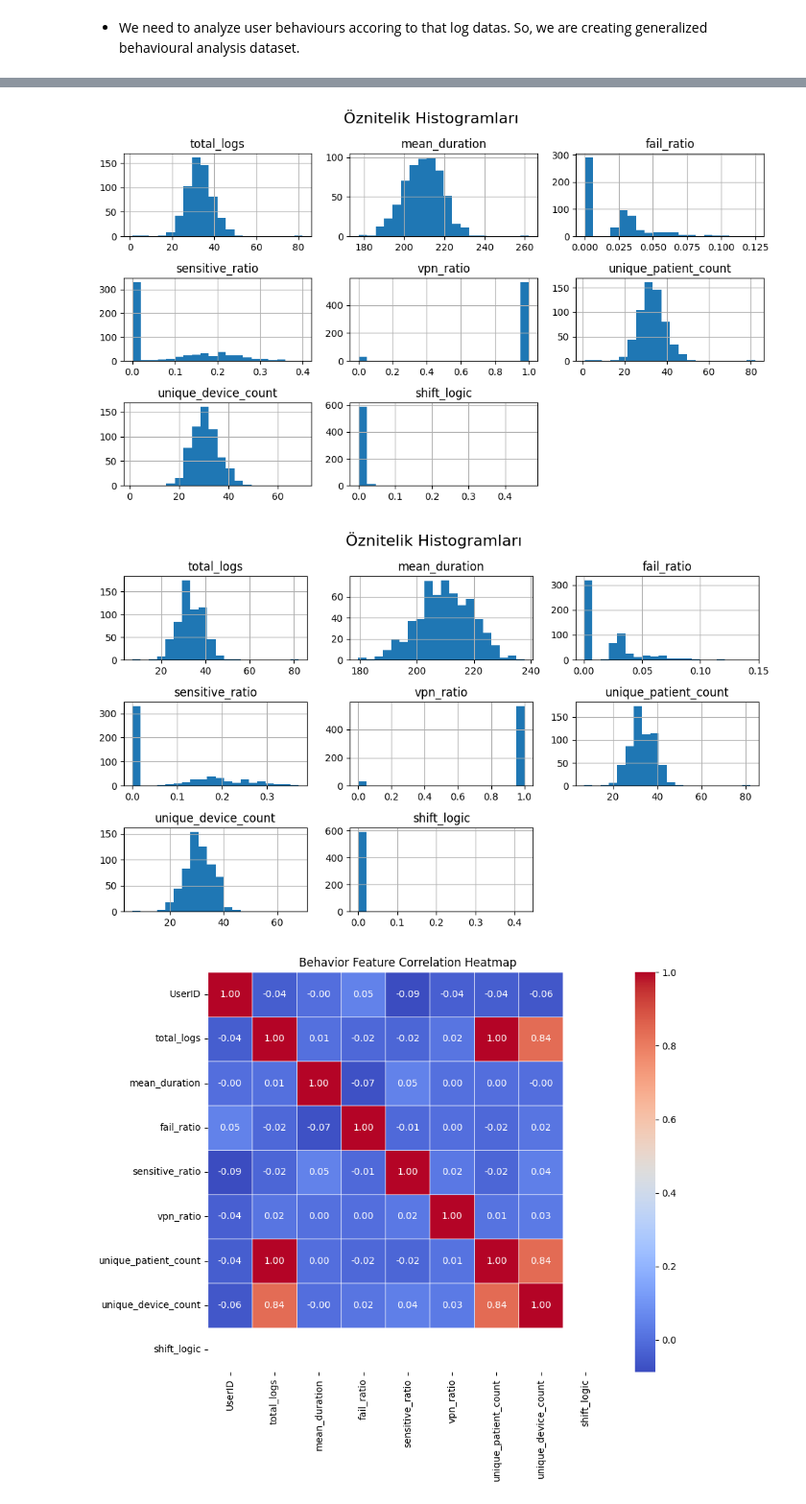
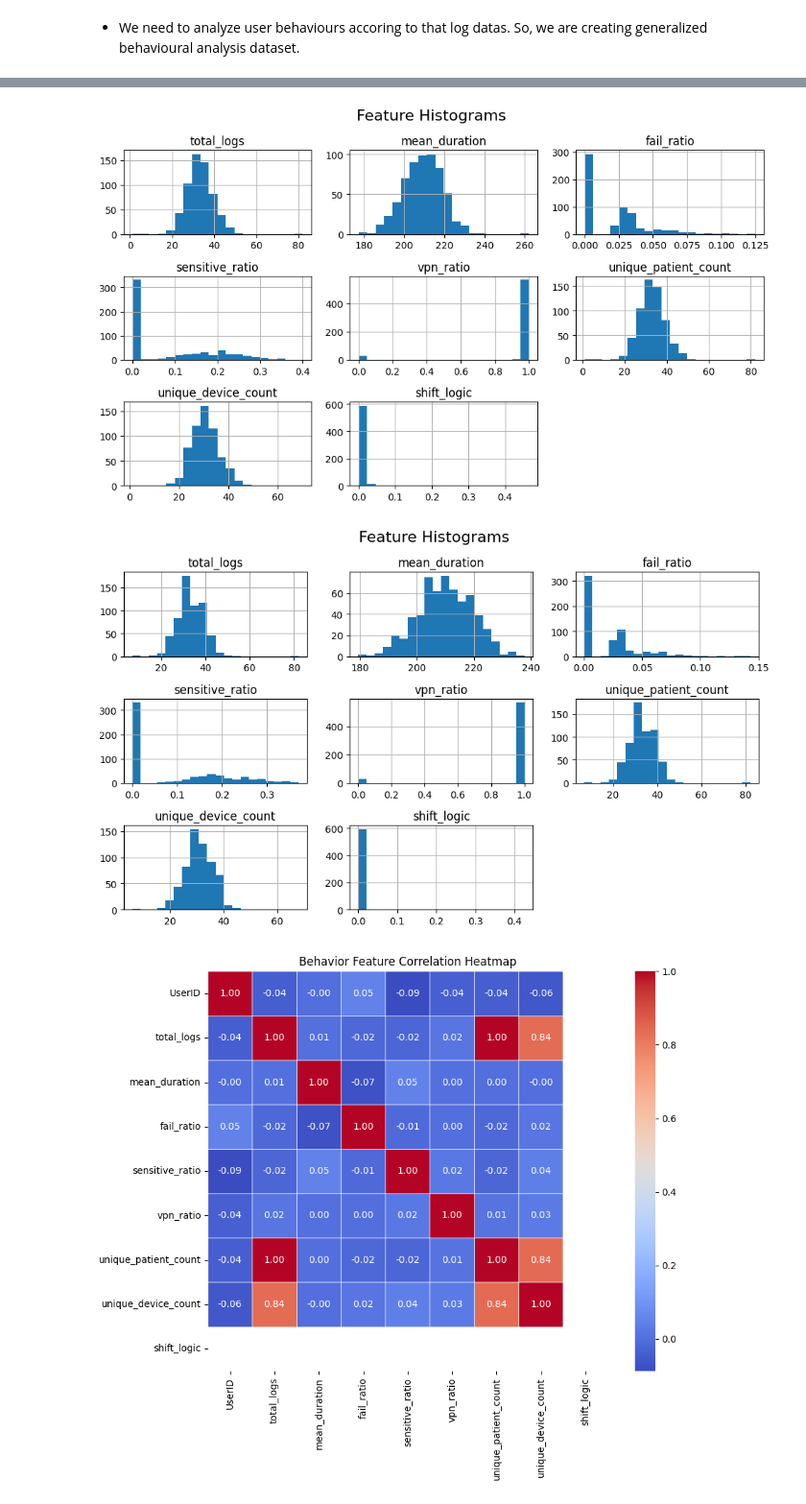
Before and after one commit to sabisay/AnomalyDetectionOnLogData, a Jupyter notebook: Abnormal_User_Behaviour_Detection.ipynb, the cells around one changed output, grey strips where cells are left out. Shown at 96% size. Cells and saved outputs as stored; diff of their text form; code cells hidden in the pictures.

```diff
--- a/Abnormal_User_Behaviour_Detection.ipynb
+++ b/Abnormal_User_Behaviour_Detection.ipynb
@@ -155,19 +152,19 @@ plt.show()
 # %%
 # Histogramlar
 validation_df[feature_cols].hist(bins=20, figsize=(10, 6), layout=(3, 3))
-plt.suptitle("Öznitelik Histogramları", fontsize=16)
+plt.suptitle("Feature Histograms", fontsize=16)
 plt.tight_layout()
 plt.show()
 # %% [output]
-[figure, old version]
+[figure, new version]
 # %%
 # Histogramlar
 test_df[feature_cols].hist(bins=20, figsize=(10, 6), layout=(3, 3))
-plt.suptitle("Öznitelik Histogramları", fontsize=16)
+plt.suptitle("Feature Histograms", fontsize=16)
 plt.tight_layout()
 plt.show()
 # %% [output]
-[figure, old version]
+[figure, new version]
 # %%
 def plot_behavior_heatmap(behavior_df, title="Behavior Feature Correlation Heatmap"):
     # Sadece sayısal kolonları al
```
Also changed, not shown: parts of 11 cells of this notebook.
